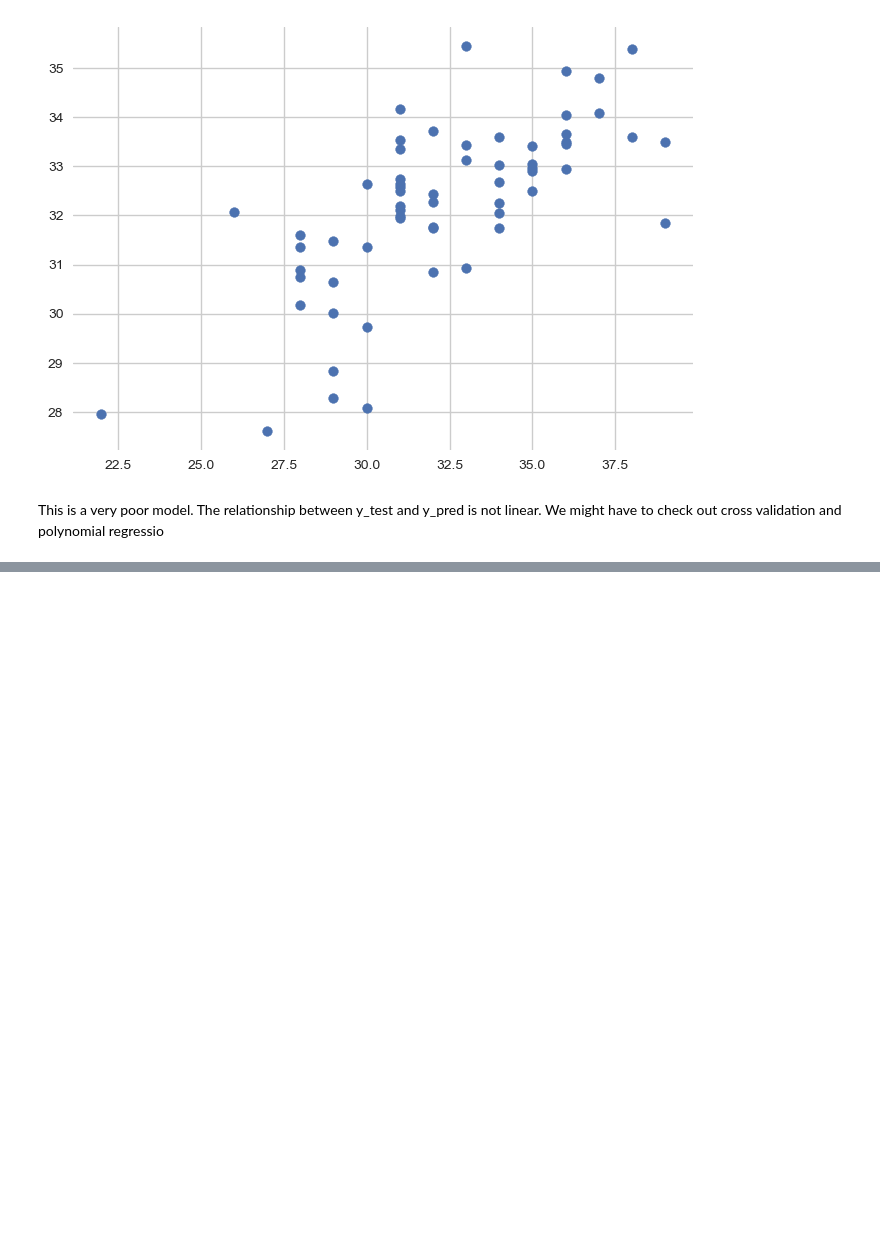
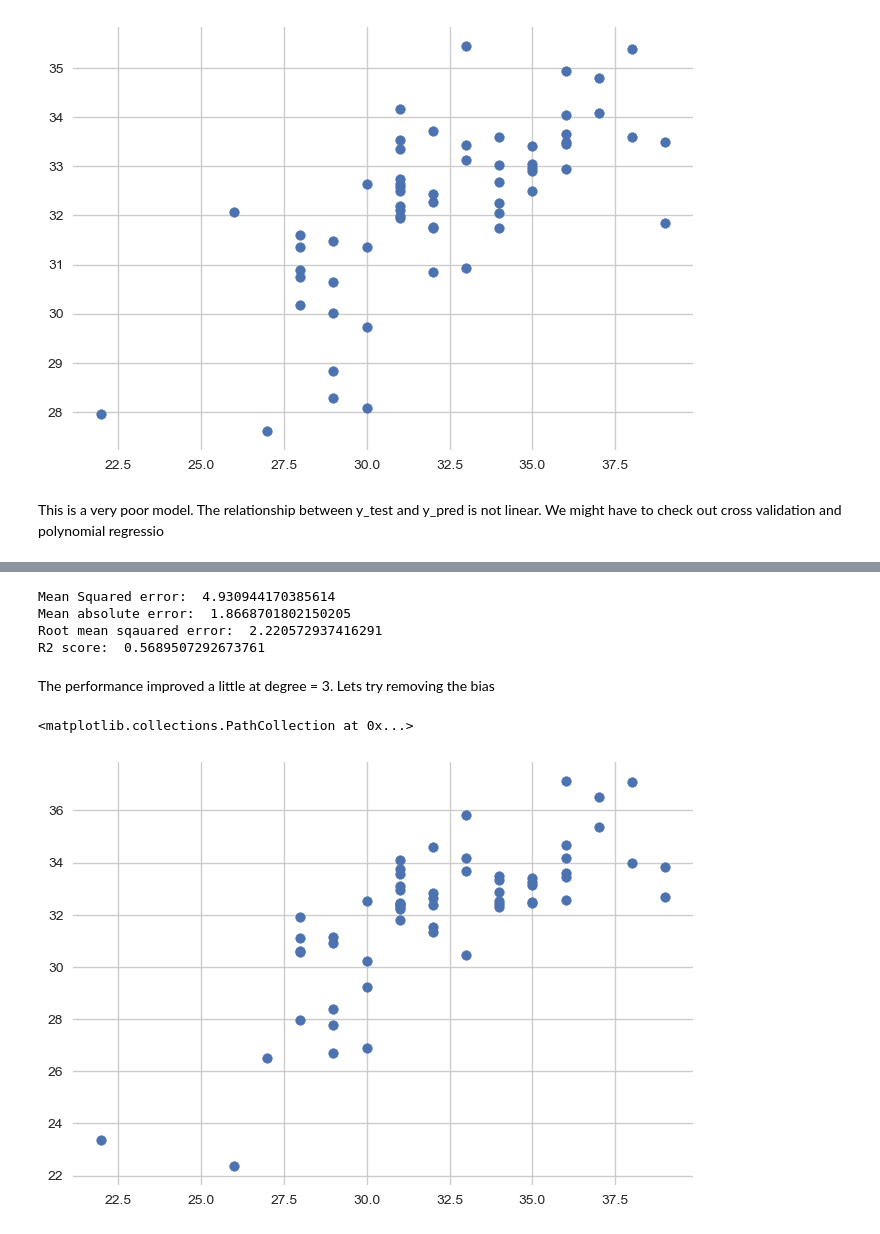
Before and after one commit to Udeani4/Machine-Learning-Course, a Jupyter notebook: machine_learning_LR_projects.ipynb, the cells around one changed output, grey strips where cells are left out. Cells and saved outputs as stored; diff of their text form; code cells hidden in the pictures; blank space fills up the shorter version.

Commit message:
improving the model contuinuously

```diff
--- a/machine_learning_LR_projects.ipynb
+++ b/machine_learning_LR_projects.ipynb
@@ -1100,0 +1178,4 @@ This is a very poor model. The relationship between y_test and y_pred is not lin
+# %%
+from sklearn.model_selection import train_test_split
+
+X_train, X_test, y_train, y_test=train_test_split(X,y,test_size=0.25,random_state=42)
@@ -1100,0 +1193,17 @@ This is a very poor model. The relationship between y_test and y_pred is not lin
+# %%
+from sklearn.linear_model import LinearRegression
+from sklearn.metrics import mean_squared_error, mean_absolute_error, r2_score
+
+linreg=LinearRegression()
+linreg.fit(X_train_scaled, y_train)
+
+y_pred=linreg.predict(X_test_scaled)
+mse=mean_squared_error(y_test,y_pred)
+mae=mean_absolute_error(y_test,y_pred)
+rmse=np.sqrt(mse)
+score=r2_score(y_test,y_pred)
+
+print('Mean Squared error: ', mse)
+print("Mean absolute error: ", mae)
+print("Root mean sqauared error: ", rmse)
+print('R2 score: ', score)
@@ -1100,0 +1244,34 @@ This is a very poor model. The relationship between y_test and y_pred is not lin
+# %%
+## Lets apply polynomial transformation degree = 3
+from sklearn.preprocessing import PolynomialFeatures
+
+poly=PolynomialFeatures(degree=3, include_bias=True)
+
+X_train_poly= poly.fit_transform(X_train_scaled)
+X_test_poly= poly.transform(X_test_scaled)
+
+linreg=LinearRegression()
+linreg.fit(X_train_poly, y_train)
+
+y_pred=linreg.predict(X_test_poly)
+mse=mean_squared_error(y_test,y_pred)
+mae=mean_absolute_error(y_test,y_pred)
+rmse=np.sqrt(mse)
+score=r2_score(y_test,y_pred)
+
+print('Mean Squared error: ', mse)
+print("Mean absolute error: ", mae)
+print("Root mean sqauared error: ", rmse)
+print('R2 score: ', score)
+# %% [output]
+Mean Squared error:  4.930944170385614
+Mean absolute error:  1.8668701802150205
+Root mean sqauared error:  2.220572937416291
+R2 score:  0.5689507292673761
+# %% [markdown]
+The performance improved a little at degree = 3. Lets try removing the bias
+# %%
+plt.scatter(y_test,y_pred)
+# %% [output]
+<matplotlib.collections.PathCollection at 0x...>
+[figure, added]
```
Also changed, not shown: parts of 19 cells of this notebook, 1 other file.
